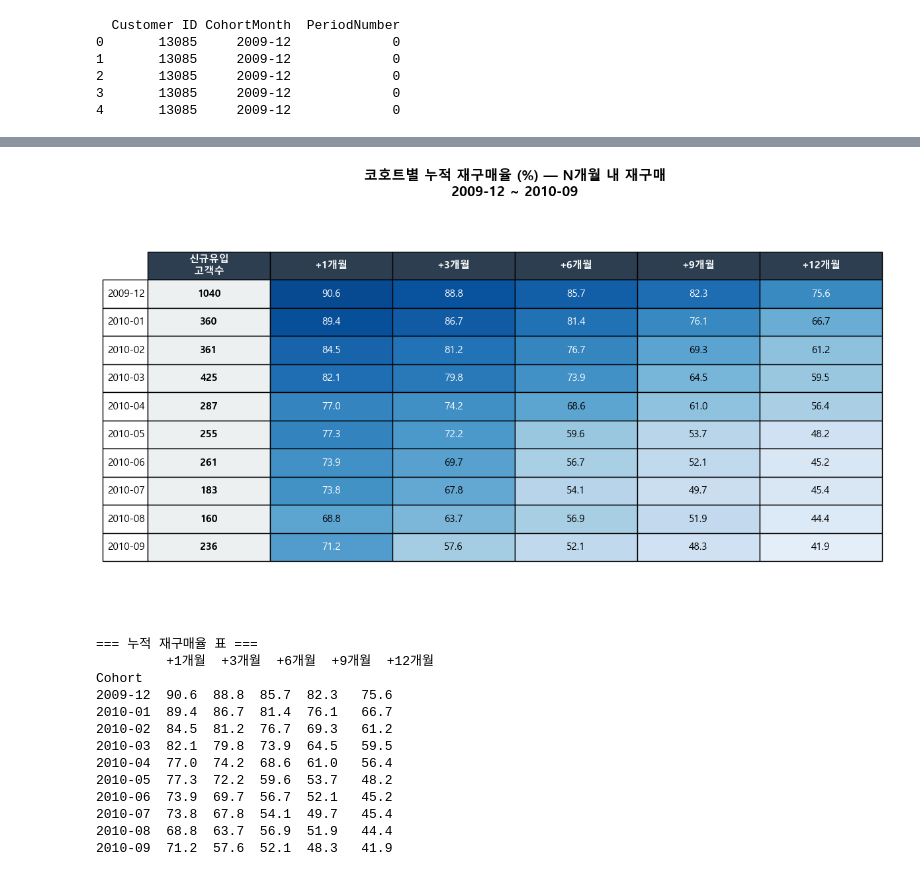
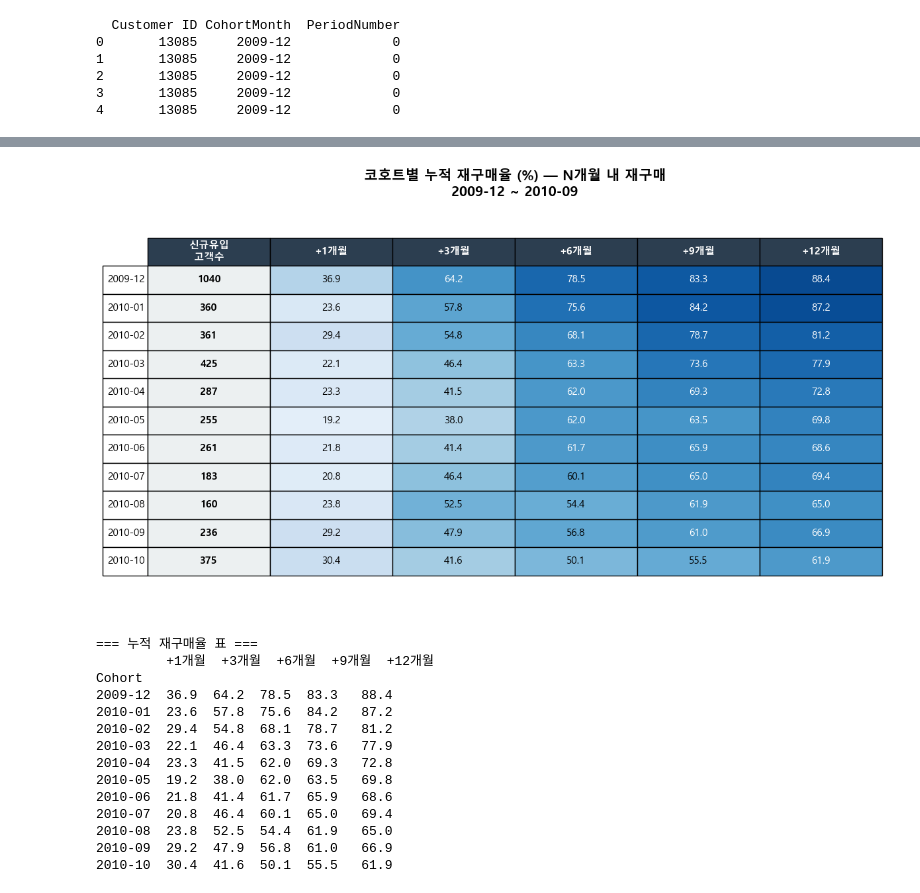
Before and after one commit to yeseok-Kim/ACK_2_Cohort_Transformer, a Jupyter notebook: cohort/N개월 내 재구매 코호트.ipynb, the cells around one changed output, grey strips where cells are left out. Cells and saved outputs as stored; diff of their text form; code cells hidden in the pictures.

```diff
--- a/cohort/N개월 내 재구매 코호트.ipynb
+++ b/cohort/N개월 내 재구매 코호트.ipynb
@@ -118,17 +231,30 @@ CohortStr
 import pandas as pd
 import numpy as np
 import matplotlib.pyplot as plt
+
 plt.rcParams['font.family'] = 'Malgun Gothic'
 plt.rcParams['axes.unicode_minus'] = False
 
-# 고객별 최대 경과 개월 (이미 있으면 재사용)
+
+# =========================================================
+# 1. 고객별 첫 재구매 시점 계산
+#    FirstRepurchase = 첫 구매 이후 처음 재구매까지 걸린 개월 수
+#    재구매 없으면 NaN
+# =========================================================
+
 customer_repurchase = df.groupby('Customer ID').agg(
-    CohortMonth = ('CohortMonth', 'first'),
-    MaxPeriod   = ('PeriodNumber', 'max')
+    CohortMonth     = ('CohortMonth', 'first'),
+    FirstRepurchase = ('PeriodNumber', lambda x: x[x >= 1].min())
 ).reset_index()
+
 customer_repurchase['CohortStr'] = customer_repurchase['CohortMonth'].astype(str)
 
-# 누적 재구매율 계산 (N개월 내 재구매)
+
+# =========================================================
+# 2. 코호트별 N개월 이내 누적 재구매율 계산
+#    N개월 내 재구매 = 첫 재구매가 p개월 이내 (FirstRepurchase <= p)
+# =========================================================
+
 periods = [1, 3, 6, 9, 12]
 cohort_list = sorted(customer_repurchase['CohortStr'].unique())
 
@@ -139,24 +265,30 @@ for cohort in cohort_list:
     ]
     row = {'Cohort': cohort, '신규유입': len(cohort_customers)}
     for p in periods:
-        # N개월 내 재구매 = MaxPeriod >= p
-        rate = (cohort_customers['MaxPeriod'] >= p).mean() * 100
+        rate = (cohort_customers['FirstRepurchase'] <= p).mean() * 100
         row[f'+{p}개월'] = rate
     cumulative_data.append(row)
 
 cumulative_df = pd.DataFrame(cumulative_data).set_index('Cohort')
 
-# 2010-09까지만 (12개월 관찰 가능)
-cumulative_df = cumulative_df[cumulative_df.index <= '2010-09']
 
-# 표 그리기
+# =========================================================
+# 3. 2010-09까지만 (12개월 관찰 가능)
+# =========================================================
+
+cumulative_df = cumulative_df[cumulative_df.index <= '2010-10']
+
+
+# =========================================================
+# 4. 표 그리기
+# =========================================================
+
 fig, ax = plt.subplots(figsize=(12, 7))
 ax.axis('off')
 
 col_labels = ['신규유입\n고객수'] + [f'+{p}개월' for p in periods]
 row_labels = cumulative_df.index.tolist()
 
-# 셀 텍스트
 cell_text = []
 for cohort in cumulative_df.index:
     row = [f"{int(cumulative_df.loc[cohort, '신규유입'])}"]
@@ -185,44 +317,45 @@ blues = plt.cm.Blues
 
 for i, cohort in enumerate(cumulative_df.index):
     for j, p in enumerate(periods):
         val = cumulative_df.loc[cohort, f'+{p}개월']
         cell = table[i+1, j+1]
         norm = (val - vmin) / (vmax - vmin)
         color = blues(0.1 + norm * 0.8)
         cell.set_facecolor(color)
         if norm > 0.6:
             cell.set_text_props(color='white')
 
 # 헤더
 for j in range(len(col_labels)):
     table[0, j].set_facecolor('#2c3e50')
     table[0, j].set_text_props(color='white', fontweight='bold')
 
 # 신규유입 컬럼
 for i in range(len(row_labels)):
     table[i+1, 0].set_facecolor('#ecf0f1')
     table[i+1, 0].set_text_props(fontweight='bold')
 
 plt.title('코호트별 누적 재구매율 (%) — N개월 내 재구매\n2009-12 ~ 2010-09',
           fontsize=15, fontweight='bold', pad=1)
 plt.tight_layout()
 plt.savefig('cohort_cumulative_heatmap.png', dpi=150, bbox_inches='tight')
 plt.show()
 
 print("=== 누적 재구매율 표 ===")
 print(cumulative_df[value_cols].round(1).to_string())
 # %% [output]
-[figure, old version]
+[figure, new version]
 === 누적 재구매율 표 ===
          +1개월  +3개월  +6개월  +9개월  +12개월
 Cohort
-2009-12  90.6  88.8  85.7  82.3   75.6
-2010-01  89.4  86.7  81.4  76.1   66.7
-2010-02  84.5  81.2  76.7  69.3   61.2
-2010-03  82.1  79.8  73.9  64.5   59.5
-2010-04  77.0  74.2  68.6  61.0   56.4
-2010-05  77.3  72.2  59.6  53.7   48.2
-2010-06  73.9  69.7  56.7  52.1   45.2
-2010-07  73.8  67.8  54.1  49.7   45.4
-2010-08  68.8  63.7  56.9  51.9   44.4
-2010-09  71.2  57.6  52.1  48.3   41.9
+2009-12  36.9  64.2  78.5  83.3   88.4
+2010-01  23.6  57.8  75.6  84.2   87.2
+2010-02  29.4  54.8  68.1  78.7   81.2
+2010-03  22.1  46.4  63.3  73.6   77.9
+2010-04  23.3  41.5  62.0  69.3   72.8
+2010-05  19.2  38.0  62.0  63.5   69.8
+2010-06  21.8  41.4  61.7  65.9   68.6
+2010-07  20.8  46.4  60.1  65.0   69.4
+2010-08  23.8  52.5  54.4  61.9   65.0
+2010-09  29.2  47.9  56.8  61.0   66.9
+2010-10  30.4  41.6  50.1  55.5   61.9
```
Also changed, not shown: parts of 2 cells of this notebook.
